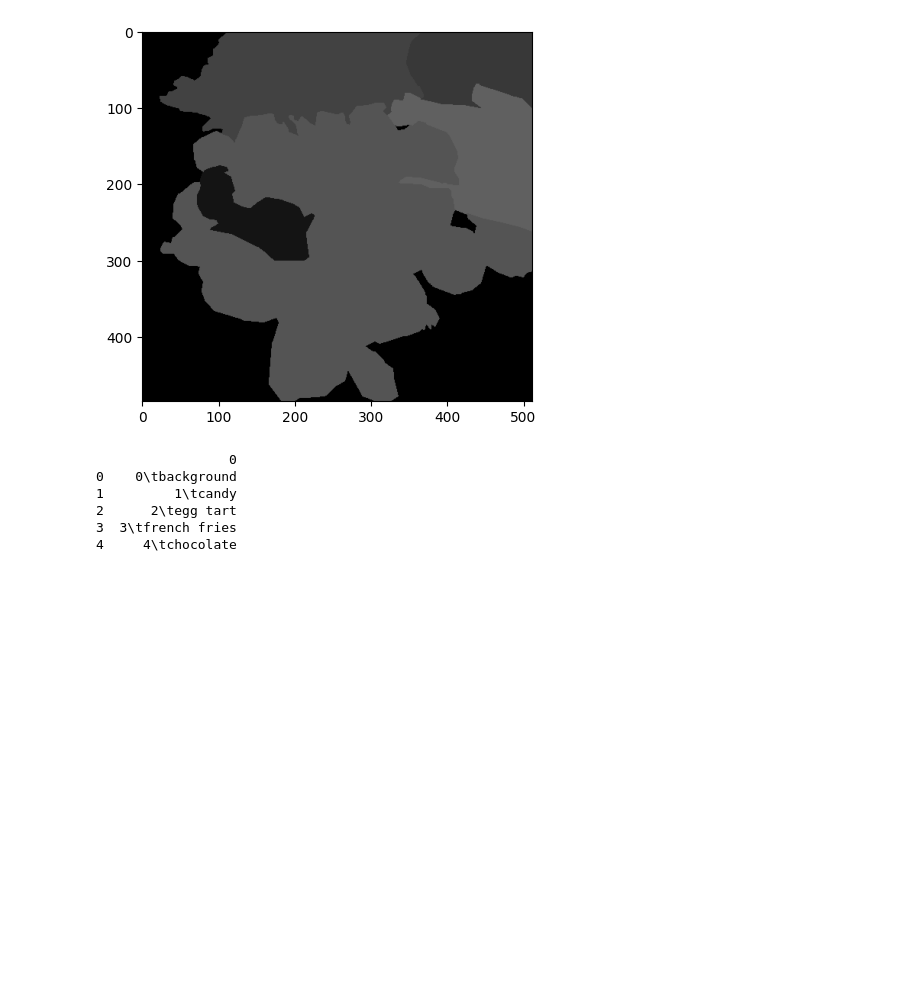
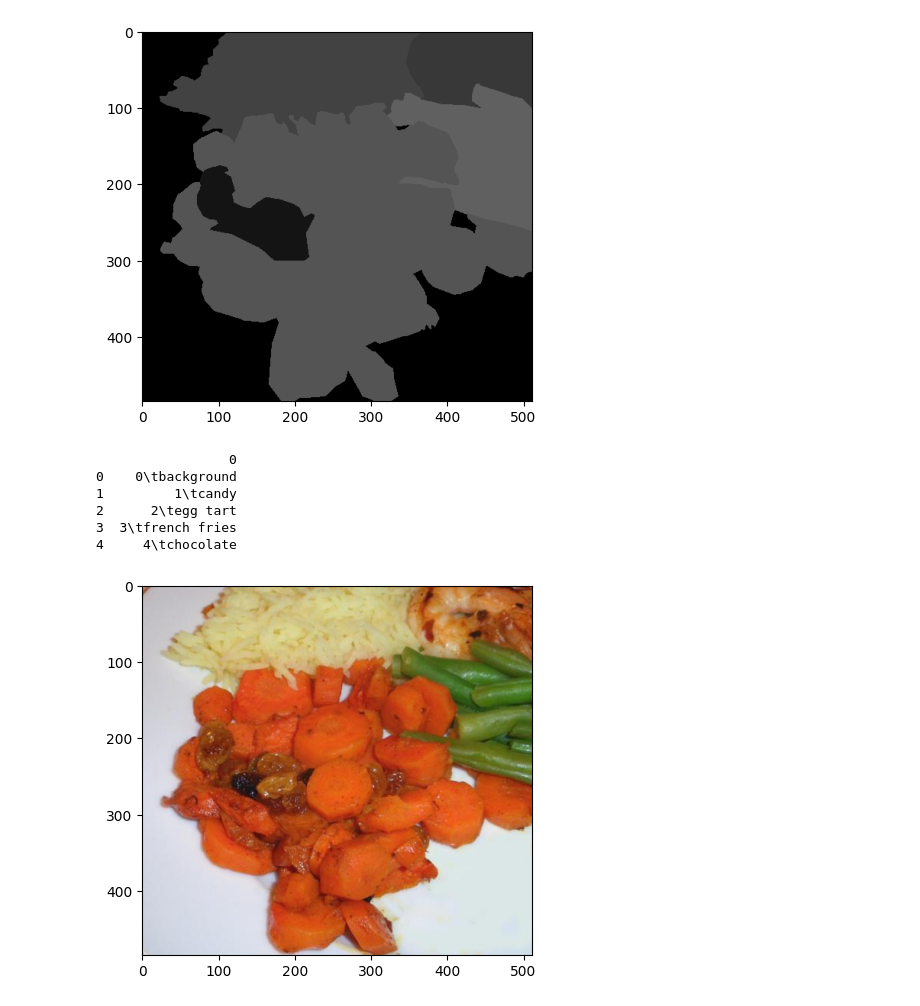
Before and after one commit to teddy661/gotmeals, a Jupyter notebook: EDA/EDA_melia.ipynb, the cells around one changed output. Cells and saved outputs as stored; diff of their text form; code cells hidden in the pictures; blank space fills up the shorter version.

```diff
--- a/EDA/EDA_melia.ipynb
+++ b/EDA/EDA_melia.ipynb
@@ -40,3 +33,10 @@ print(categories.head())
 2      2\tegg tart
 3  3\tfrench fries
 4     4\tchocolate
+# %%
+img_path = '/workspace/gotmeals/EDA/FoodSeg103/Images/img_dir/test/00000048.jpg'
+img_pil = Image.open(img_path)
+plt.imshow(img_pil)
+plt.show()
+# %% [output]
+[figure, added]
```
Also changed, not shown: parts of 1 cell of this notebook.
